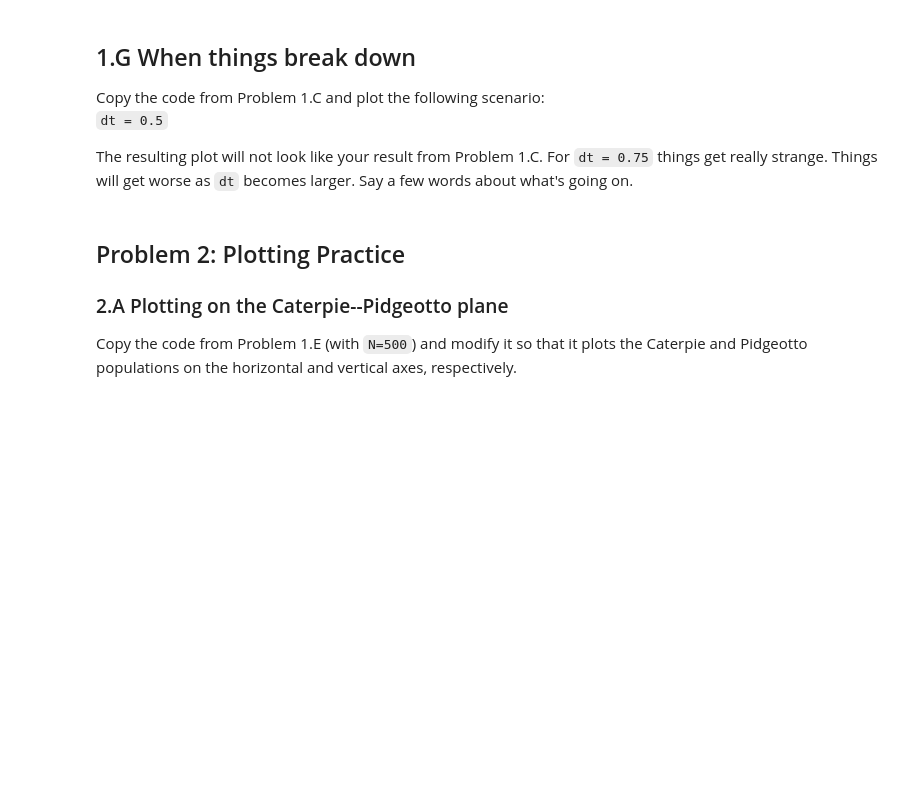
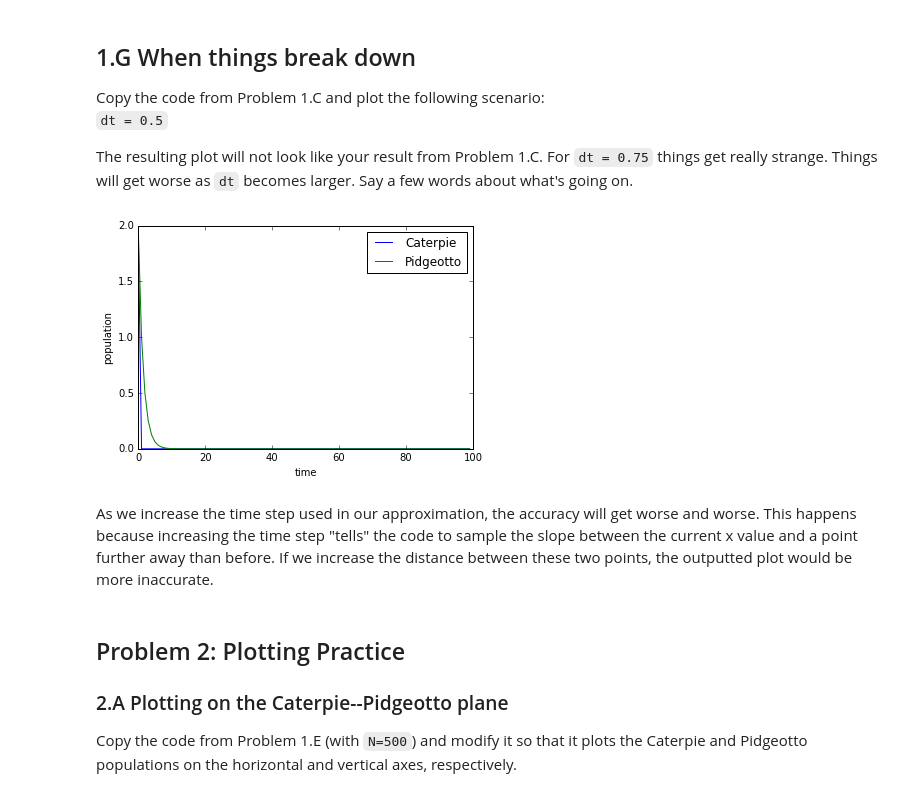
Before and after one commit to whick002/Homework03, a Jupyter notebook: Homework 3.ipynb, the cells around one changed output. Drawn from its saved outputs; the diff is of its cells as text; code cells hidden in the pictures; blank space fills up the shorter version.

```diff
--- a/Homework 3.ipynb
+++ b/Homework 3.ipynb
@@ -175,3 +269,52 @@ The resulting plot will not look like your result from Problem 1.C. For `dt = 0.
+# %%
+## YOUR CODE HERE (start by copy-pasting from Problem 1.C)
+alpha, beta, delta, gamma = .6, 1.3, 1.0, 1.0
+
+x0 = 2     # init Caterpie population
+y0 = 2     # init Pidgeotto population
+dt = 0.5  # time step
+N = 100    # number of steps
+
+## A python array: [0,1,2, ..., N]
+time = np.arange(N)
+
+
+
+## PART 2
+
+xlist = []# FILL THIS IN
+ylist = []# FILL THIS IN
+
+# Initialize x and y
+x = x0# FILL THIS IN
+y = y0# FILL THIS IN
+
+
+for t in time:
+    xlist.append(x)
+    x += dt*f(x,y,t)# FILL THIS IN
+    ylist.append(y)
+    y += dt*g(x,y,t)# FILL THIS IN
+
+## PART 3
+
+tt = np.array(time)
+xx = np.array(xlist)
+yy = np.array(ylist)
+
+import matplotlib.pyplot as plt
+
+
+plt.plot(tt,xx,label='Caterpie')
+plt.plot(tt,yy,label='Pidgeotto')
+plt.xlabel('time')
+plt.ylabel('population')
+plt.legend()
+plt.show()
+# %% [output]
+[figure, added]
+# %% [markdown]
+As we increase the time step used in our approximation, the accuracy will get worse and worse. This happens because increasing the time step "tells" the code to sample the slope between the current x value and a point further away than before. If we increase the distance between these two points, the outputted plot would be more inaccurate.
 # %% [markdown]
 ## Problem 2: Plotting Practice
 
```
Also changed, not shown: parts of 21 cells of this notebook.
